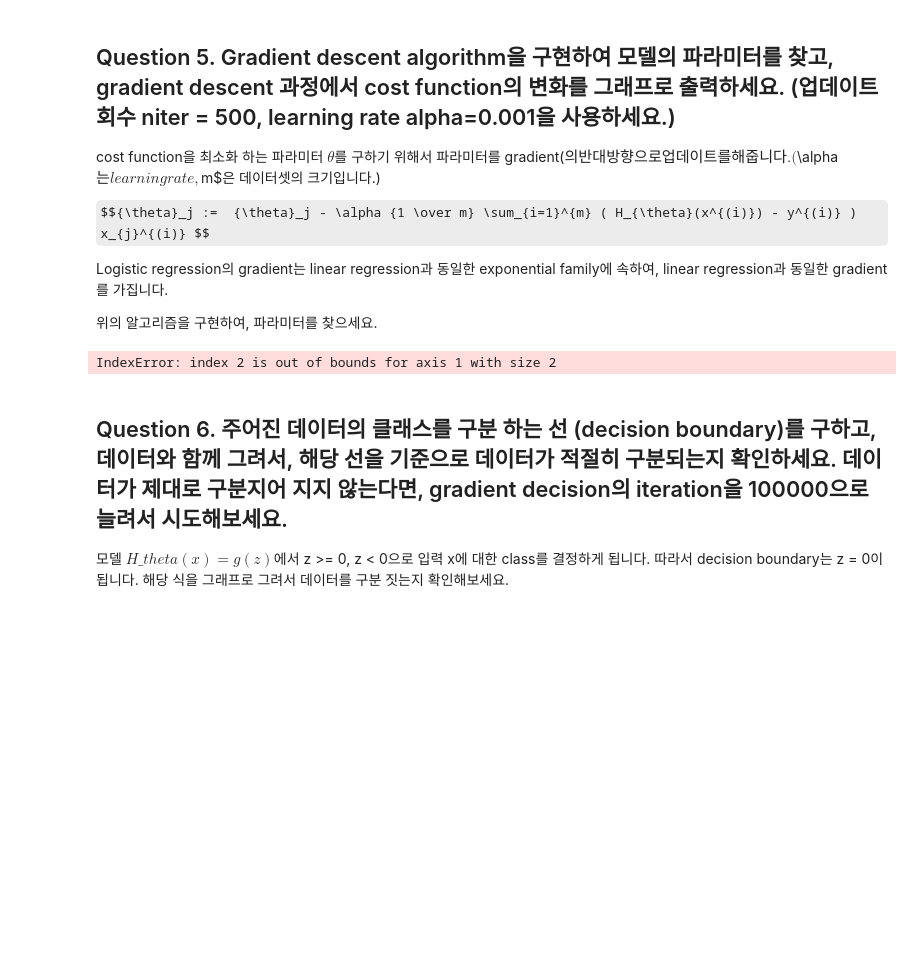
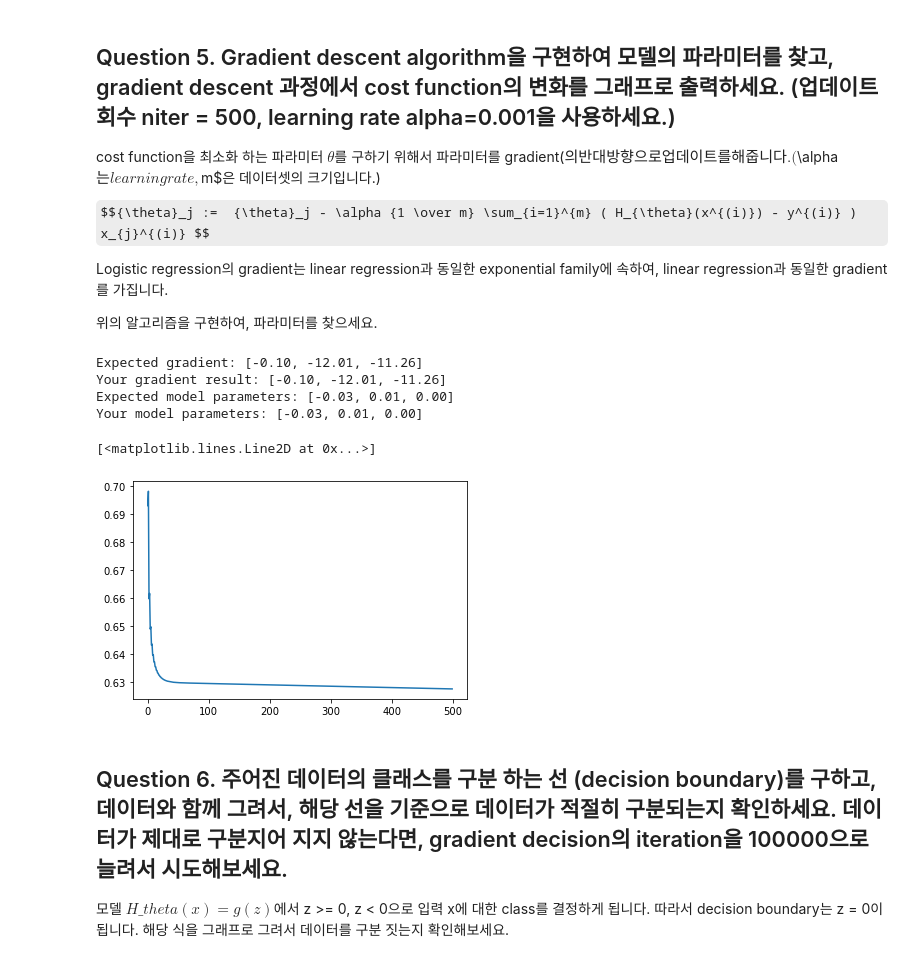
Before and after one commit to teang1995/C084, a Jupyter notebook: HW4_임용택_201520741/assign4_201520741임용택.ipynb, the cells around one changed output. Cells and saved outputs as stored; diff of their text form; code cells hidden in the pictures; some formulas as TeX source; blank space fills up the shorter version.

```diff
--- a/HW4_임용택_201520741/assign4_201520741임용택.ipynb
+++ b/HW4_임용택_201520741/assign4_201520741임용택.ipynb
@@ -144,36 +142,46 @@ Logistic regression의 gradient는 linear regression과 동일한 exponential fa
 위의 알고리즘을 구현하여, 파라미터를 찾으세요.
 # %%
 def gradient(theta, train_data, train_label):
-    # Put your code
-    return gradient
+    Hx = sigmoid(np.dot(train_data, theta)) # Hx.shape = (100, 1)
+    gradient = np.dot(np.transpose(train_data), Hx - train_label)
+    return gradient / len(train_label)
 
 def compute_gradient_descent(theta, train_data, train_label, alpha=0.01, niter=1500):
     costs = []
+    for _ in range(niter):
+        cost = cost_function(theta, train_data, train_label)
+        costs.append(cost)
+        theta = theta - gradient(theta, train_data, train_label) * alpha
     # Put your code
     # Put your code
-    # Put your code
+    new_theta = theta
     return new_theta, costs
 
 X_ = train_data[:, :2]
 X = np.concatenate(
     (np.ones((train_data.shape[0], 1)), X_), axis=1)
 y = train_data[:, 2, np.newaxis]
 
 # CONSTANT
 NITER = 500
 ALPHA = 0.001
 
 print('Expected gradient: [-0.10, -12.01, -11.26]')
 print('Your gradient result: [%.2f, %.2f, %.2f]' % tuple(*gradient(np.zeros((3, 1)), X, y).T))
 
 zero_theta = np.zeros((X.shape[1], 1))
 new_theta, costs = compute_gradient_descent(zero_theta, X, y, ALPHA, NITER)
 print('Expected model parameters: [-0.03, 0.01, 0.00]')
 print('Your model parameters: [%.2f, %.2f, %.2f]' % tuple(*new_theta.T))
 
-plt.plot(range(NITER+1), costs)
+plt.plot(range(NITER), costs)
 # %% [output]
-IndexError: index 2 is out of bounds for axis 1 with size 2
+Expected gradient: [-0.10, -12.01, -11.26]
+Your gradient result: [-0.10, -12.01, -11.26]
+Expected model parameters: [-0.03, 0.01, 0.00]
+Your model parameters: [-0.03, 0.01, 0.00]
+[<matplotlib.lines.Line2D at 0x...>]
+[figure, added]
 # %% [markdown]
 ## Question 6. 주어진 데이터의 클래스를 구분 하는 선 (decision boundary)를 구하고, 데이터와 함께 그려서, 해당 선을 기준으로 데이터가 적절히 구분되는지 확인하세요. 데이터가 제대로 구분지어 지지 않는다면, gradient decision의 iteration을 100000으로 늘려서 시도해보세요.
 
```
Also changed, not shown: parts of 7 cells of this notebook, 1 other file.
